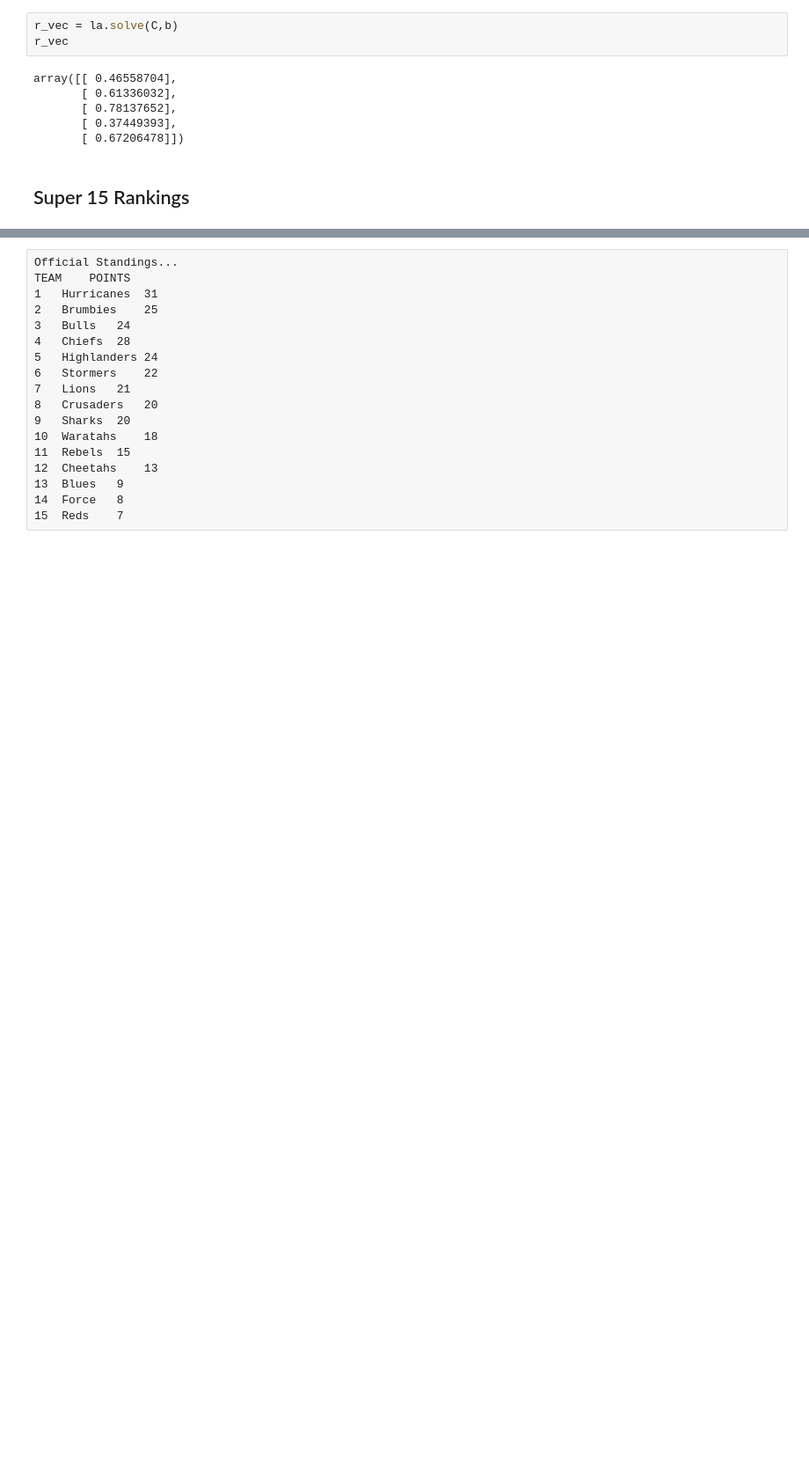
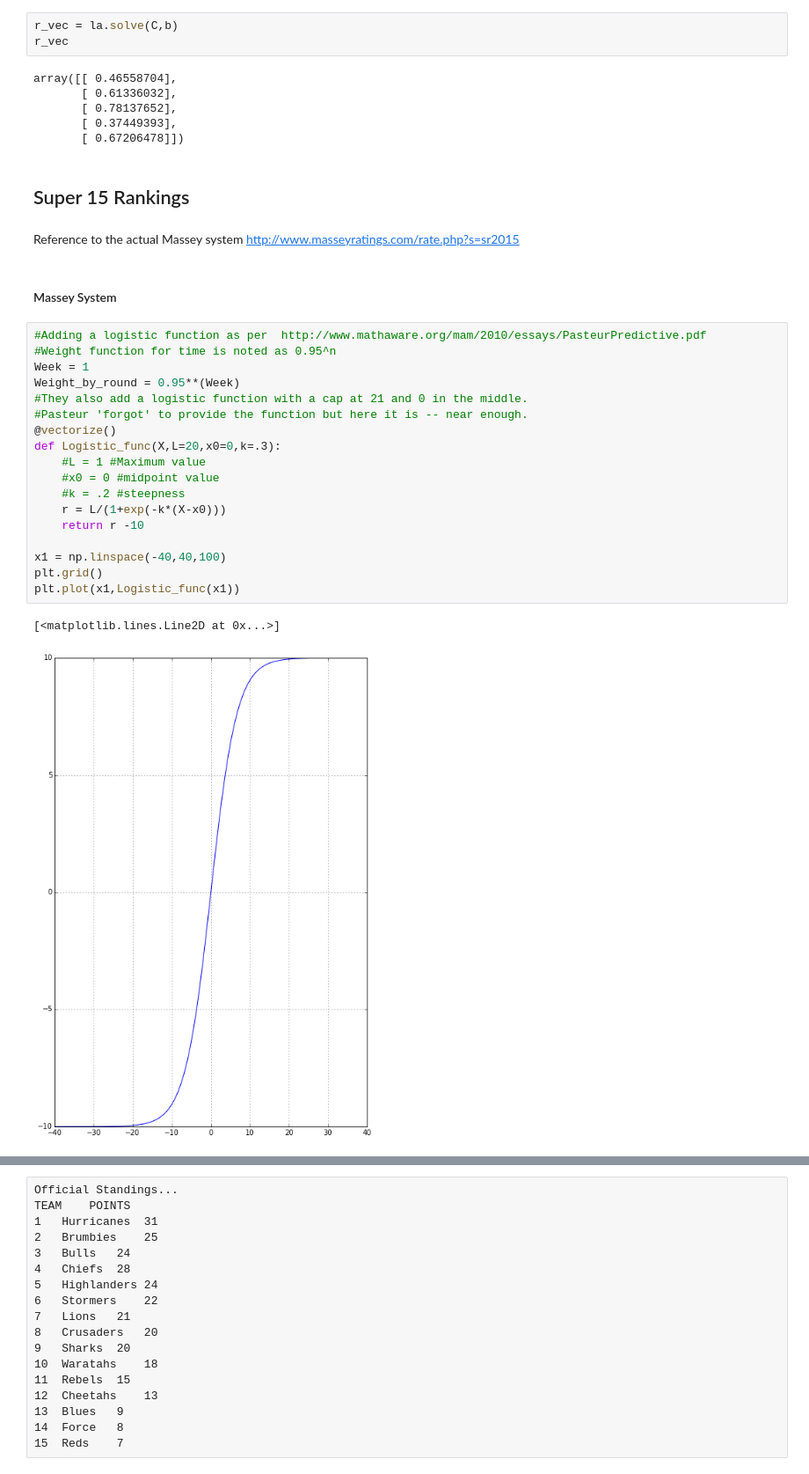
Before and after one commit to hillbs/Differential-Equations-and-Linear-Algebra, a Jupyter notebook: D003x.2 Unit 4.ipynb, the cells around one changed output, grey strips where cells are left out. Shown at 88% size. Saved outputs shown, nothing was run; the diff lists cells and outputs as text; blank space fills up the shorter version.

```diff
--- a/D003x.2 Unit 4.ipynb
+++ b/D003x.2 Unit 4.ipynb
@@ -120,5 +120,30 @@ array([[ 0.46558704],
        [ 0.67206478]])
 # %% [markdown]
 ## Super 15 Rankings
+# %% [markdown]
+Reference to the actual Massey system http://www.masseyratings.com/rate.php?s=sr2015
+# %% [markdown]
+#### Massey System
+# %%
+#Adding a logistic function as per  http://www.mathaware.org/mam/2010/essays/PasteurPredictive.pdf
+#Weight function for time is noted as 0.95^n
+Week = 1
+Weight_by_round = 0.95**(Week)
+#They also add a logistic function with a cap at 21 and 0 in the middle.
+#Pasteur 'forgot' to provide the function but here it is -- near enough.
+@vectorize()
+def Logistic_func(X,L=20,x0=0,k=.3):
+    #L = 1 #Maximum value
+    #x0 = 0 #midpoint value
+    #k = .2 #steepness
+    r = L/(1+exp(-k*(X-x0)))
+    return r -10
+
+x1 = np.linspace(-40,40,100)
+plt.grid()
+plt.plot(x1,Logistic_func(x1))
+# %% [output]
+[<matplotlib.lines.Line2D at 0x...>]
+[figure, added]
 # %%
 # To end of Round 9 http://www.superrugby.co.nz/Grandstand
```
Also changed, not shown: parts of 11 cells of this notebook.
